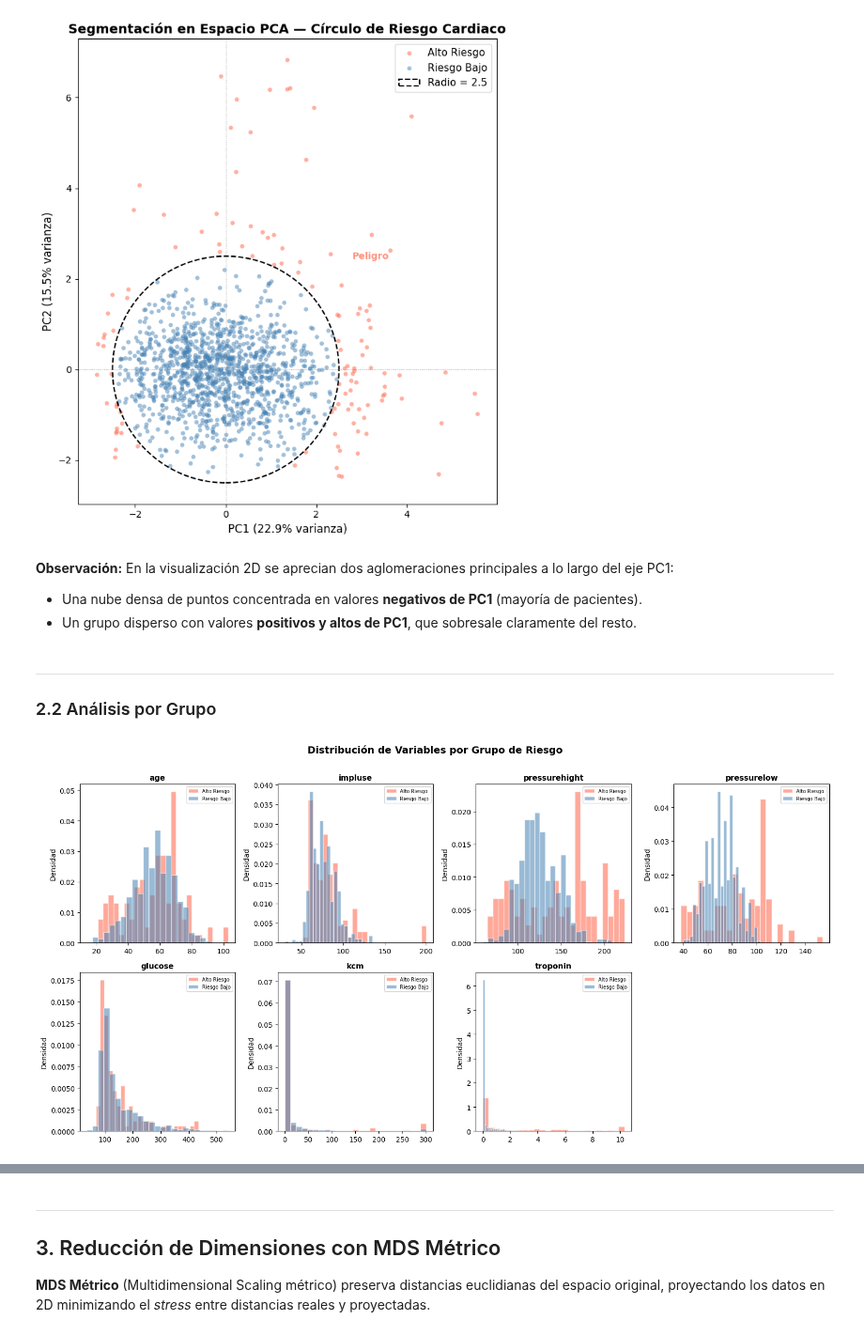
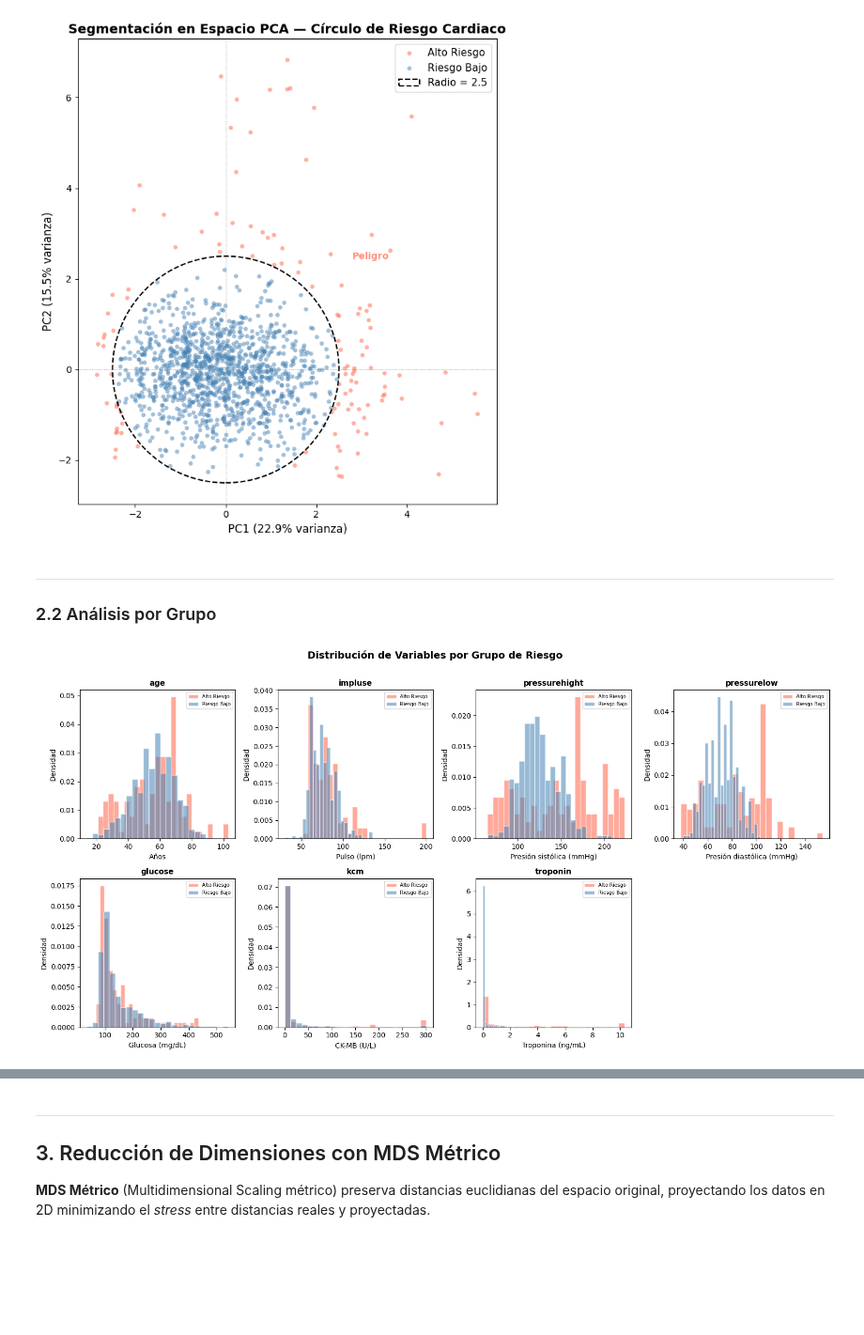
Before and after one commit to somexav/ciencia_datos_m3_e1, a Jupyter notebook: M3E1_HeartAttack_Xavier.ipynb, the cells around one changed output, grey strips where cells are left out. Shown at 94% size. Cells and saved outputs as stored; diff of their text form; code cells hidden in the pictures; blank space fills up the shorter version.

```diff
--- a/M3E1_HeartAttack_Xavier.ipynb
+++ b/M3E1_HeartAttack_Xavier.ipynb
@@ -429,10 +429,6 @@ Name: count, dtype: int64
 
 Proporción Alto Riesgo: 8.9%
 [figure]
-# %% [markdown]
-**Observación:** En la visualización 2D se aprecian dos aglomeraciones principales a lo largo del eje PC1:
-- Una nube densa de puntos concentrada en valores **negativos de PC1** (mayoría de pacientes).
-- Un grupo disperso con valores **positivos y altos de PC1**, que sobresale claramente del resto.
 # %% [markdown]
 ---
 ### 2.2 Análisis por Grupo
@@ -446,22 +442,23 @@ resumen = df_analisis.groupby('grupo').agg(['mean', 'median', 'std']).round(3)
 # %%
 # ─── Comparación visual de distribuciones por grupo ──────────────────────────
 fig, axes = plt.subplots(2, 4, figsize=(16, 8))
 axes = axes.flatten()
 
 for i, col in enumerate(features):
     for grupo, color in colores.items():
         datos = df_analisis.loc[df_analisis['grupo'] == grupo, col]
         axes[i].hist(datos, bins=25, alpha=0.55, color=color,
                      label=grupo, edgecolor='white', density=True)
     axes[i].set_title(col, fontsize=11, fontweight='bold')
     axes[i].set_ylabel('Densidad')
     axes[i].legend(fontsize=7)
+    axes[i].set_xlabel(etiquetas.get(col, col), fontsize=10)
 
 # Ocultar el último subplot vacío
 axes[-1].set_visible(False)
 
 plt.suptitle('Distribución de Variables por Grupo de Riesgo', fontsize=14, fontweight='bold', y=1.01)
 plt.tight_layout()
 plt.show()
 # %% [output]
-[figure, old version]
+[figure, new version]
```
Also changed, not shown: parts of 13 cells of this notebook, 3 other files.
